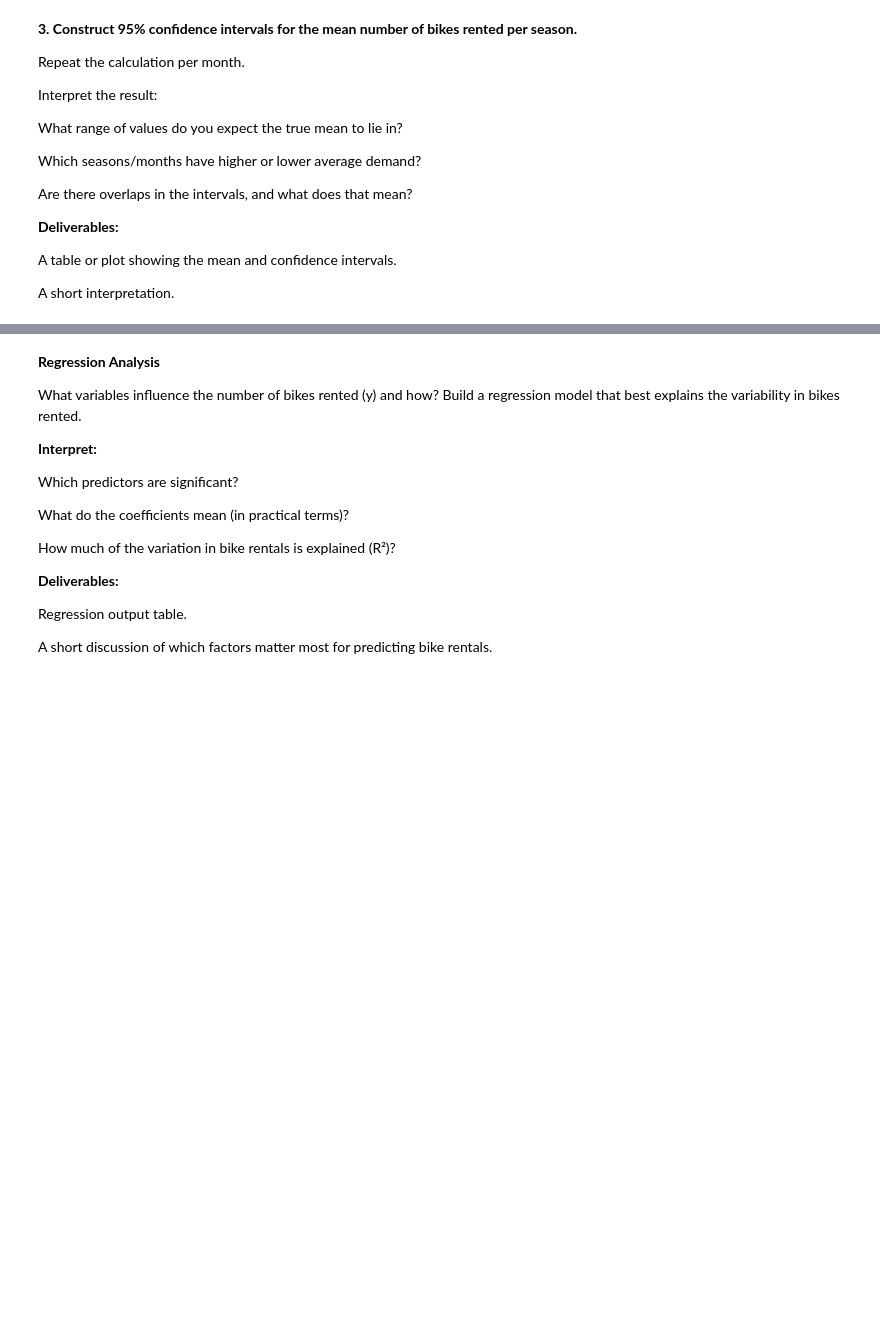
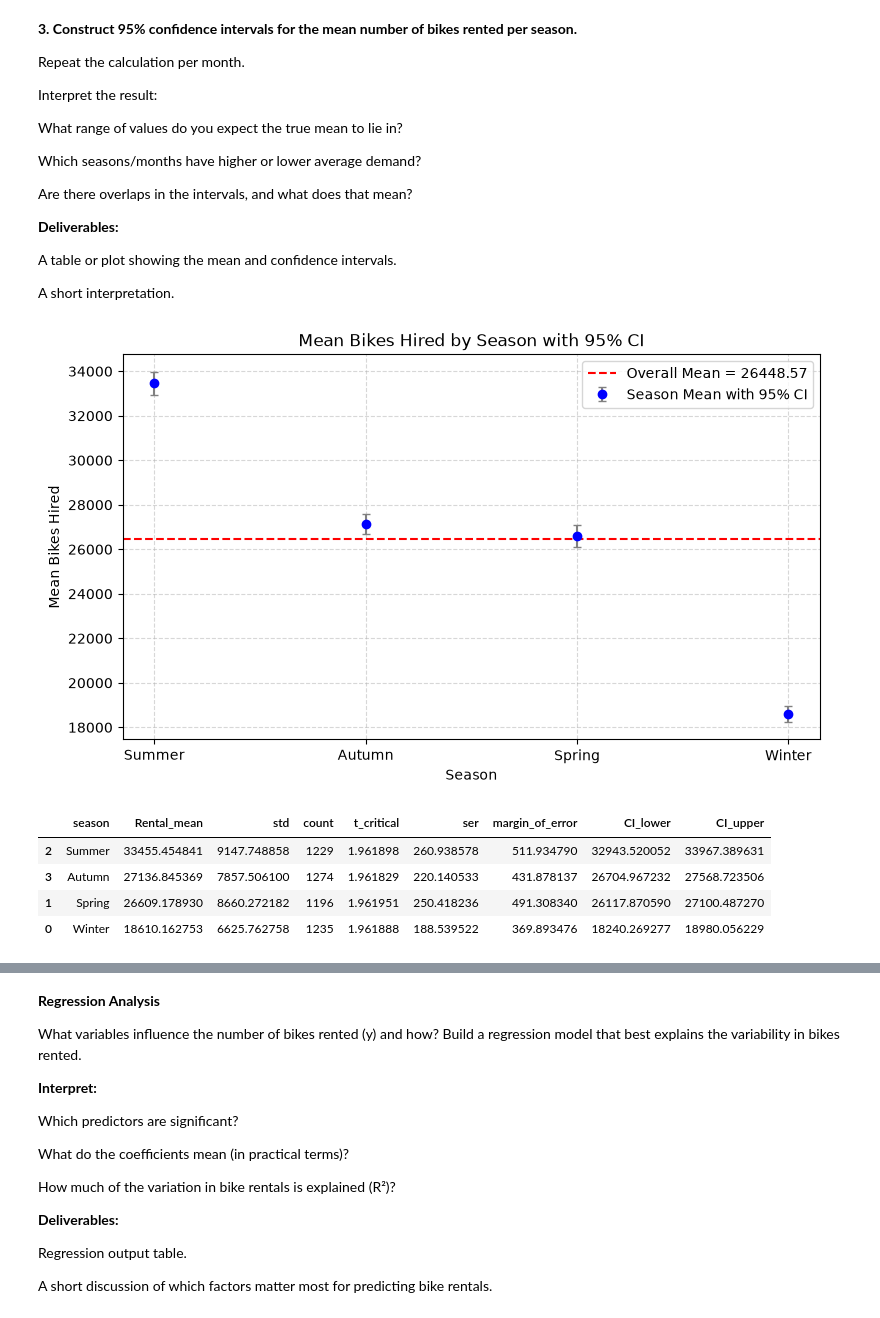
Before and after one commit to JenniferChen23/GroupProject-Analytics-Through-Coding-, a Jupyter notebook: Session_3/Group_Project.ipynb, the cells around one changed output, grey strips where cells are left out. Cells and saved outputs as stored; diff of their text form; code cells hidden in the pictures; blank space fills up the shorter version.

```diff
--- a/Session_3/Group_Project.ipynb
+++ b/Session_3/Group_Project.ipynb
@@ -244,3 +264,83 @@ A table or plot showing the mean and confidence intervals.
 A short interpretation.
 # %%
 ## Your code goes here
+
+def plot_group_ci(group_col, data=bikes, value_col='bikes_hired'):
+    """
+    根據指定的類別欄位計算平均值、95% CI，並繪製帶有誤差棒的點圖。
+
+    參數:
+    - group_col (str): 分組欄位名稱，例如 "season" 或 "month"
+    - data (DataFrame): 輸入的原始 DataFrame，預設為 bikes
+    - value_col (str): 要計算平均值的目標數值欄位，預設為 "bikes_hired"
+    """
+    # 1. 資料聚合與統計量計算
+    df_ci = (
+        data
+        .groupby(group_col)[value_col]
+        .agg(
+            Rental_mean="mean",
+            std="std",
+            count="count"
+        )
+        .reset_index()
+    )
+
+    # 2. 計算 95% 信心區間 (t-distribution)
+    df_ci['t_critical'] = df_ci['count'].apply(lambda n: stats.t.ppf(0.975, df=n-1))
+    df_ci['ser'] = df_ci['std'] / np.sqrt(df_ci['count'])
+    df_ci['margin_of_error'] = df_ci['t_critical'] * df_ci['ser']
+    df_ci['CI_lower'] = df_ci['Rental_mean'] - df_ci['margin_of_error']
+    df_ci['CI_upper'] = df_ci['Rental_mean'] + df_ci['margin_of_error']
+
+    # 按平均值降冪排序
+    df_ci = df_ci.sort_values(by='Rental_mean', ascending=False)
+
+    # 3. 計算全體總平均值
+    overall = data[value_col].mean()
+
+    # 4. 繪製圖表
+    plt.figure(figsize=(9, 5))
+
+    # 繪製點圖與 95% CI 誤差棒
+    plt.errorbar(
+        x=df_ci[group_col],
+        y=df_ci['Rental_mean'],
+        yerr=df_ci['margin_of_error'],
+        fmt='o',
+        ecolor='gray',
+        capsize=3,
+        color='blue',
+        label=f'{group_col.capitalize()} Mean with 95% CI'
+    )
+
+    # 繪製整體平均線
+    plt.axhline(
+        overall,
+        color='red',
+        linestyle='--',
+        label=f'Overall Mean = {overall:.2f}'
+    )
+
+    # 圖表標籤與設定
+    plt.xlabel(group_col.capitalize())
+    plt.ylabel(f'Mean {value_col.replace("_", " ").title()}')
+    plt.title(f'Mean {value_col.replace("_", " ").title()} by {group_col.capitalize()} with 95% CI')
+    plt.legend()
+    plt.grid(True, linestyle='--', alpha=0.5)
+
+    plt.show()
+    display(df_ci)
+
+
+
+
+plot_group_ci("season")
+plot_group_ci("month")
+# %% [output]
+[figure, added]
+|  | season | Rental_mean | std | count | t_critical | ser | margin_of_error | CI_lower | CI_upper |
+| 2 | Summer | 33455.454841 | 9147.748858 | 1229 | 1.961898 | 260.938578 | 511.934790 | 32943.520052 | 33967.389631 |
+| 3 | Autumn | 27136.845369 | 7857.506100 | 1274 | 1.961829 | 220.140533 | 431.878137 | 26704.967232 | 27568.723506 |
+| 1 | Spring | 26609.178930 | 8660.272182 | 1196 | 1.961951 | 250.418236 | 491.308340 | 26117.870590 | 27100.487270 |
+| 0 | Winter | 18610.162753 | 6625.762758 | 1235 | 1.961888 | 188.539522 | 369.893476 | 18240.269277 | 18980.056229 |
```
Also changed, not shown: parts of 11 cells of this notebook.
